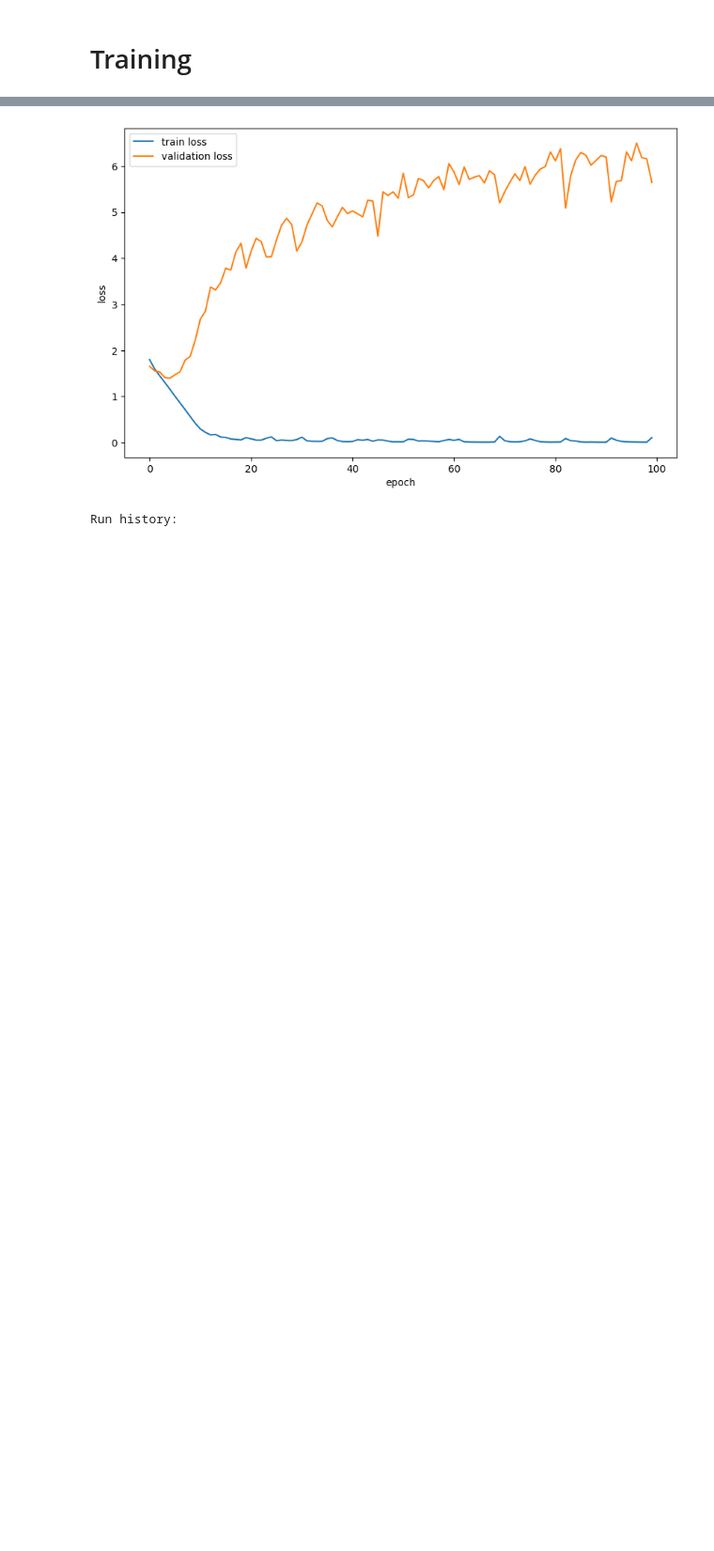
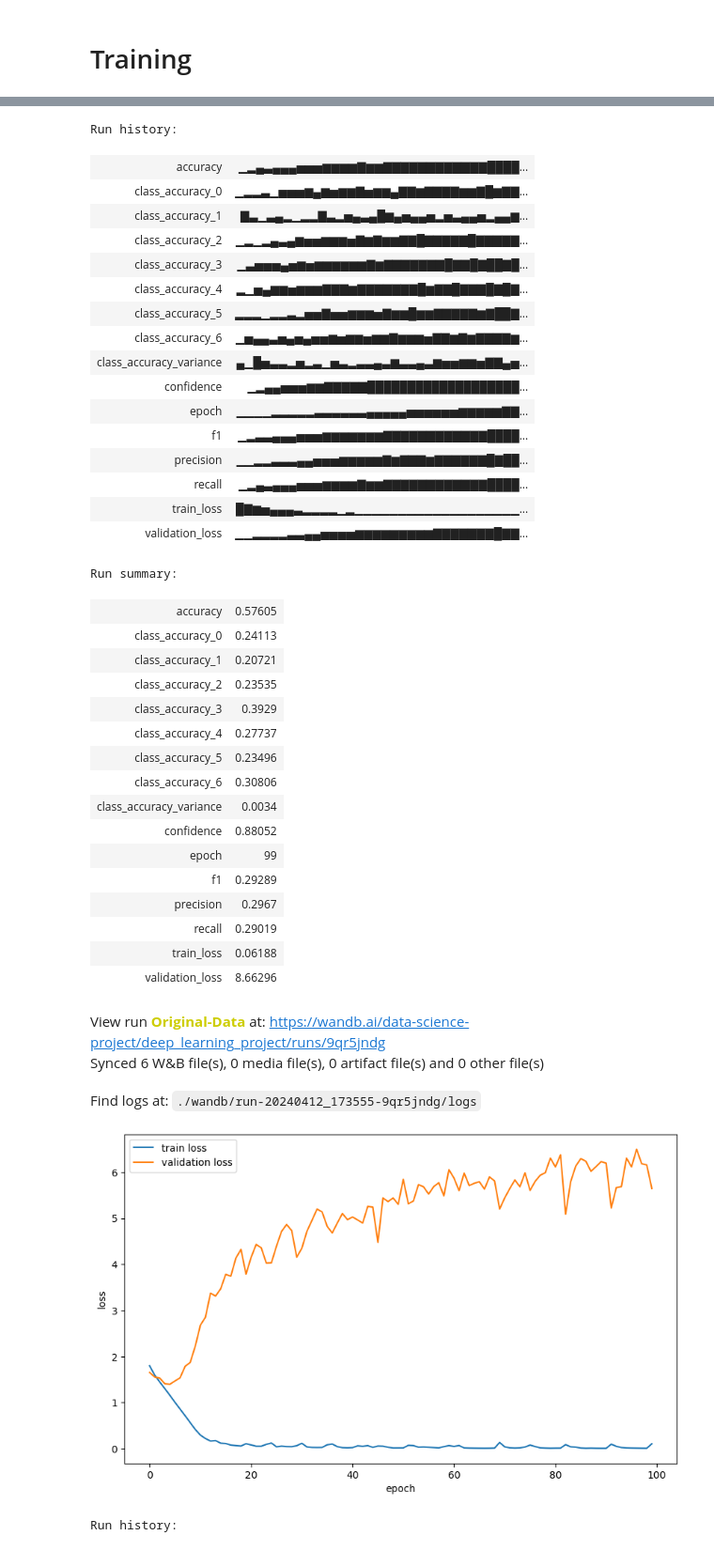
Before and after one commit to Ziboce/DeepLearning, a Jupyter notebook: project-OriginalData.ipynb, the cells around one changed output, grey strips where cells are left out. Shown at 94% size. Cells and saved outputs as stored; diff of their text form; code cells hidden in the pictures; blank space fills up the shorter version.

```diff
--- a/project-OriginalData.ipynb
+++ b/project-OriginalData.ipynb
@@ -436,3 +581,43 @@ KeyboardInterrupt:
+# %%
+wandb.finish()
+# %% [output]
+Run history:
+| accuracy | ▁▂▄▃▄▄▄▅▅▅▆▆▆▆▇▆▆▇▇▇▇▇▇▇▇▇▇▇▇████... |
+| class_accuracy_0 | ▁▂▂▃▁▅▅▅▆▄▆▅▆▆▇▅▆▆▄▇▇▆▇▇▇▇▆▆▇█▆▇▇... |
+| class_accuracy_1 | ▇▃▁▃▄▂▁▂▂▇▃▂▅▄▃▄█▆▄▅▄▄▅▂▅▃▄▄▅▂▄▄▆... |
+| class_accuracy_2 | ▁▂▁▂▄▃▄▆▅▅▆▆▆▅▇▆▇▆▆▇▇█▇▇▇▇▇█▇▇▇▇▇... |
+| class_accuracy_3 | ▁▃▅▅▅▄▅▆▅▆▆▆▆▆▆▇▆▇▇▇▇▇▇▇█▇▇█▇██▇█... |
+| class_accuracy_4 | ▂▁▅▄▆▆▅▆▆▆▇▇▇▆▇▇▇▇▇▇▇█▆▇▇█▇▇▇█▇█▇... |
+| class_accuracy_5 | ▂▂▂▁▂▂▃▂▅▅▇▅▅▆▆▆▅▇▆▆█▆▆▇▇▇▇▇▆▇██▇... |
+| class_accuracy_6 | ▁▅▄▄▃▅▄▅▄▅▅▆▅▆▆▅▆▆▇▆▆▆▅▇▇▆▇▆▇▇▇▇▆... |
+| class_accuracy_variance | ▄▁█▅▃▃▂▅▂▃▁▅▃▂▃▃▄▃▆▃▃▄▃▆▅▅▆▆▅▇▇▄▅... |
+| confidence | ▁▂▄▄▅▅▅▆▆▇▇▇▇▇███████████████████... |
+| epoch | ▁▁▁▁▂▂▂▂▂▃▃▃▃▃▃▄▄▄▄▄▅▅▅▅▅▅▆▆▆▆▆▇▇... |
+| f1 | ▁▂▃▃▄▄▄▅▅▅▆▆▆▆▆▆▆▇▇▇▇▇▇▇▇▇▇▇▇████... |
+| precision | ▁▁▂▂▃▃▃▄▄▅▅▅▆▆▆▆▆▇▆▇▇▇▆▇▇▇▇▇▇█▇██... |
+| recall | ▁▂▄▃▄▄▄▅▅▅▆▆▆▆▇▆▆▇▇▇▇▇▇▇▇▇▇▇▇████... |
+| train_loss | █▇▆▅▄▄▄▃▂▂▂▂▁▂▁▁▁▁▁▁▁▁▁▁▁▁▁▁▁▁▁▁▁... |
+| validation_loss | ▁▁▂▂▂▂▃▃▄▄▅▅▅▅▆▆▆▆▆▆▆▆▆▇▇▇▇▇▇▇█▇▇... |
+Run summary:
+| accuracy | 0.57605 |
+| class_accuracy_0 | 0.24113 |
+| class_accuracy_1 | 0.20721 |
+| class_accuracy_2 | 0.23535 |
+| class_accuracy_3 | 0.3929 |
+| class_accuracy_4 | 0.27737 |
+| class_accuracy_5 | 0.23496 |
+| class_accuracy_6 | 0.30806 |
+| class_accuracy_variance | 0.0034 |
+| confidence | 0.88052 |
+| epoch | 99 |
+| f1 | 0.29289 |
+| precision | 0.2967 |
+| recall | 0.29019 |
+| train_loss | 0.06188 |
+| validation_loss | 8.66296 |
+View run Original-Data at: https://wandb.ai/data-science-project/deep_learning_project/runs/9qr5jndg
+Synced 6 W&B file(s), 0 media file(s), 0 artifact file(s) and 0 other file(s)
+Find logs at: ./wandb/run-20240412_173555-9qr5jndg/logs
 # %%
 plt.figure(figsize = (10, 6))
 
```
Also changed, not shown: parts of 14 cells of this notebook.
